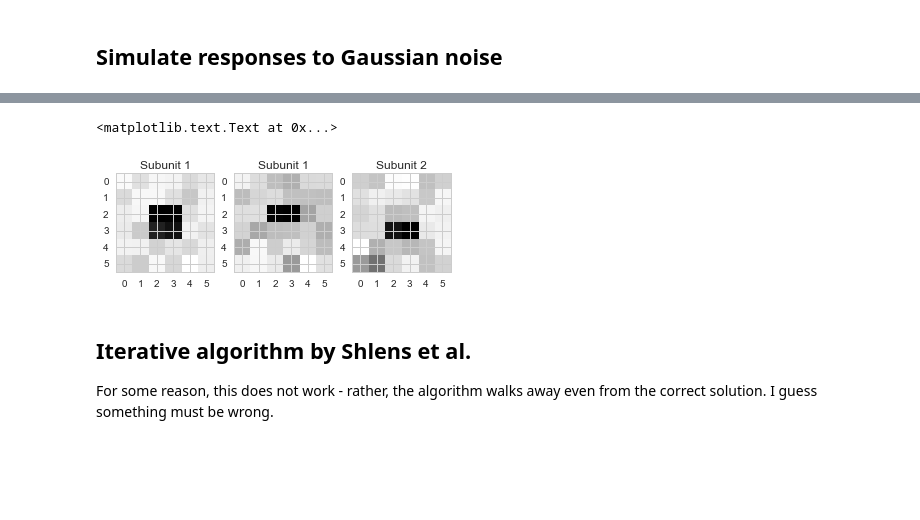
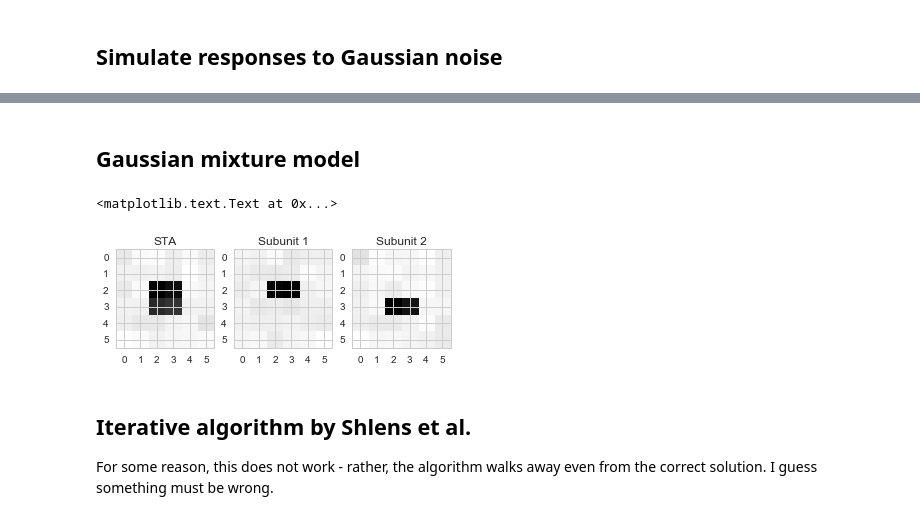
Before and after one commit to philippberens/subunit, a Jupyter notebook: Subunit model.ipynb, the cells around one changed output, grey strips where cells are left out. Cells and saved outputs as stored; diff of their text form; code cells hidden in the pictures; blank space fills up the shorter version.

```diff
--- a/Subunit model.ipynb
+++ b/Subunit model.ipynb
@@ -14,9 +16,9 @@ sns.set_style('whitegrid')
 ## Set parameters of the model and visualize it
 # %%
 D = 6 # size of RF
-T = 1000 # number of time steps
+T = 10000 # number of time steps
 dt = 0.01 # size of time step in s
-R = 50 # firing rate in Hz
+R = 10 # firing rate in Hz
 # %%
 k = np.zeros((D,D))
 
@@ -27,7 +29,7 @@ k1 = k1.flatten()
 
 k2 = k.copy()
 k2[3,2:4] = 1
-k2=w2.flatten()
+k2=k2.flatten()
 
 w = np.array([.5, .5])
 
@@ -103,3 +145,5 @@ plt.title('Subunit 2')
+# %% [markdown]
+## Gaussian mixture model
 # %%
 g_mm = GMM(n_components=2,covariance_type='diag')
 g_mm.fit(ste.transpose())
@@ -109,18 +153,18 @@ k2_est = g_mm.means_[1,:]
 # %%
 plt.subplot(1,3,1)
 plt.imshow(sta.reshape(D,D),interpolation='nearest')
-plt.title('Subunit 1')
+plt.title('STA')
 
 plt.subplot(1,3,2)
 plt.imshow(k1_est.reshape(D,D),interpolation='nearest')
 plt.title('Subunit 1')
 
 plt.subplot(1,3,3)
 plt.imshow(k2_est.reshape(D,D),interpolation='nearest')
 plt.title('Subunit 2')
 # %% [output]
 <matplotlib.text.Text at 0x...>
-[figure, old version]
+[figure, new version]
 # %% [markdown]
  ## Iterative algorithm by Shlens et al.
 
```
Also changed, not shown: parts of 11 cells of this notebook.
